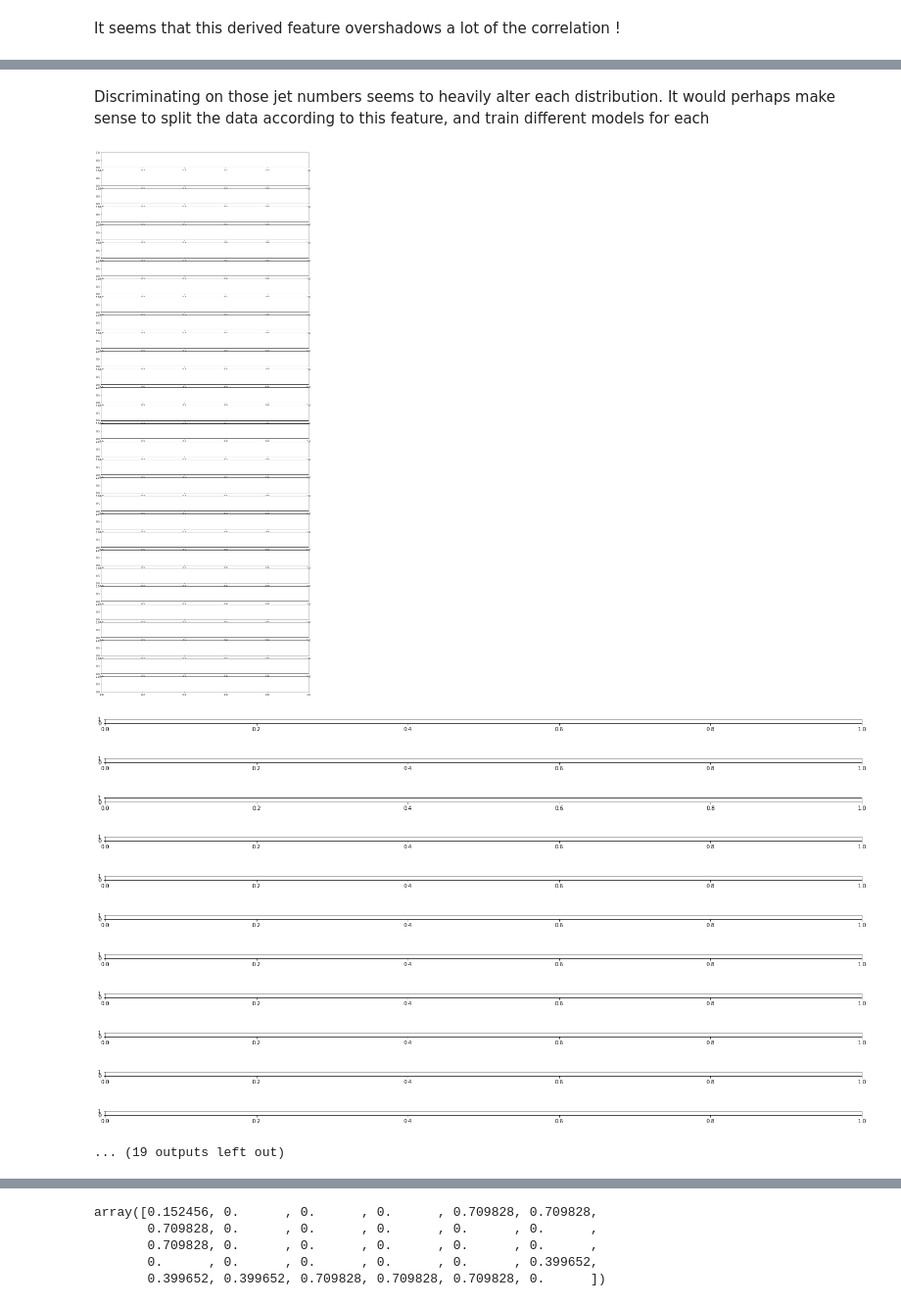
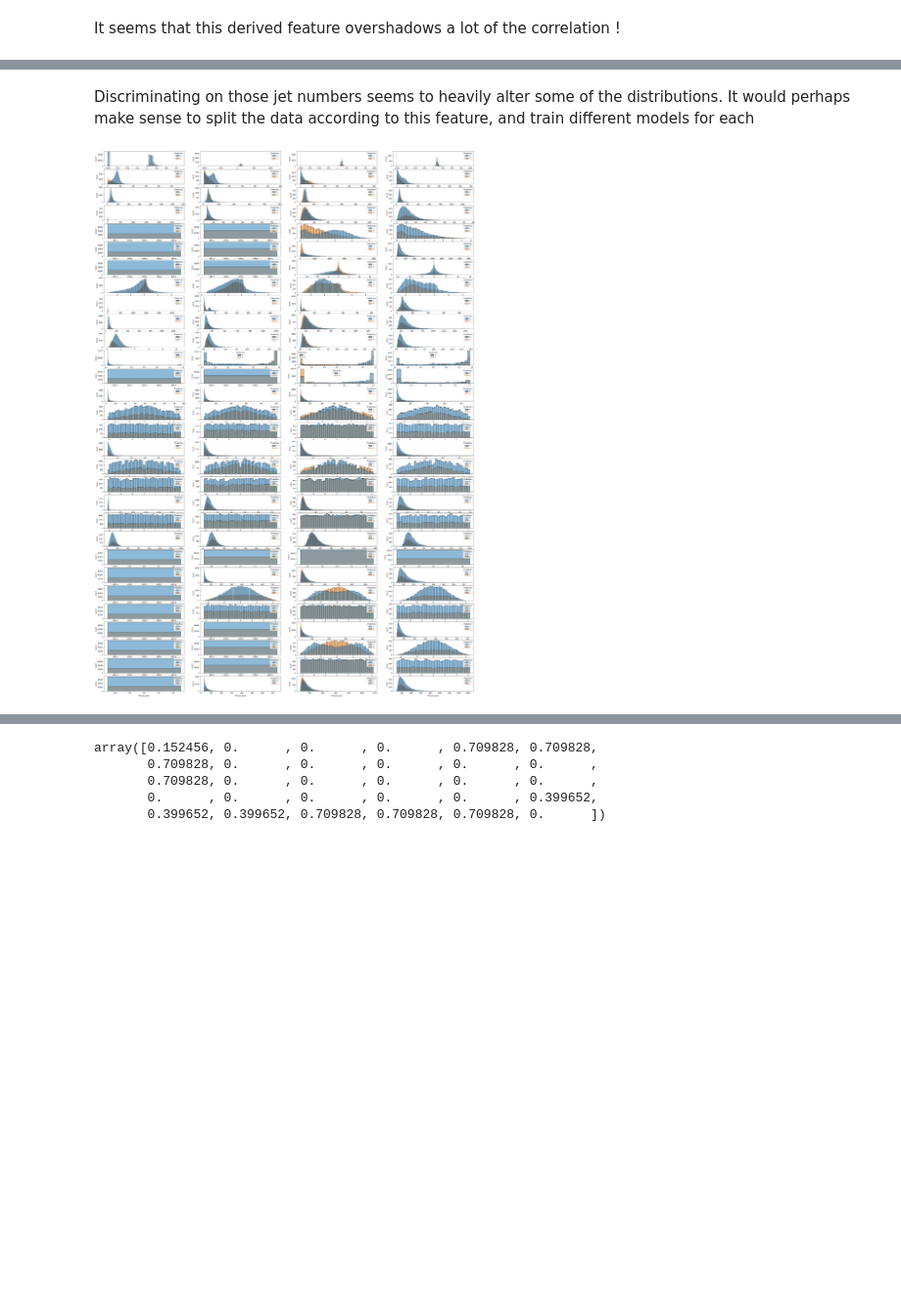
Before and after one commit to mismayil/higgs-boson, a Jupyter notebook: notebooks/exploration.ipynb, the cells around one changed output, grey strips where cells are left out. Shown at 98% size. Saved outputs shown, nothing was run; the diff lists cells and outputs as text; code cells hidden in the pictures; blank space fills up the shorter version.

```diff
--- a/notebooks/exploration.ipynb
+++ b/notebooks/exploration.ipynb
@@ -68,7 +65,7 @@ def seaborn_plot_features(df, hue):
     i=0
     for feature_name in df.columns[2:]:
         plt.subplot(10,3,i+1)
-        sns.histplot(data=df, hue=hue, x=feature_name, palette="magma", multiple="layer")
+        sns.histplot(data=df, hue=hue, x=feature_name, multiple="layer")
         i+=1
 seaborn_plot_features(df, "Prediction")
 # %% [output]
@@ -122,27 +119,16 @@ seaborn_plot_features(df, "PRI_jet_num")
 # %% [markdown]
-Discriminating on those jet numbers seems to heavily alter each distribution. It would perhaps make sense to split the data according to this feature, and train different models for each
+Discriminating on those jet numbers seems to heavily alter some of the distributions. It would perhaps make sense to split the data according to this feature, and train different models for each
 # %%
 def seaborn_plot_features(df):
     i=0
-    f, a = plt.subplots(30, 1, figsize=(15, 40))
+    f, a = plt.subplots(30, 4, figsize=(40, 60))
+    i=0
     for feature_name in df.columns[2:]:
-        plt.subplot(30,1,i+1)
-        sns.catplot(data=df, col="PRI_jet_num",x=feature_name, palette="magma", kind = "violin")
+        for j in range(4):
+            sns.histplot(ax=a[i,j], data=df[df["PRI_jet_num"]==j],x=feature_name, hue="Prediction",multiple="layer")
         i+=1
 seaborn_plot_features(df)
 # %% [output]
-[figure, old version]
+[figure, new version]
-[figure, removed]
-[figure, removed]
-[figure, removed]
-[figure, removed]
-[figure, removed]
-[figure, removed]
-[figure, removed]
-[figure, removed]
-[figure, removed]
-[figure, removed]
-[figure, removed]
-... (19 outputs left out)
 # %%
 row_nan_pct = np.count_nonzero(tX == -999, axis=0) / len(tX)
```
Also changed, not shown: parts of 4 cells of this notebook.
